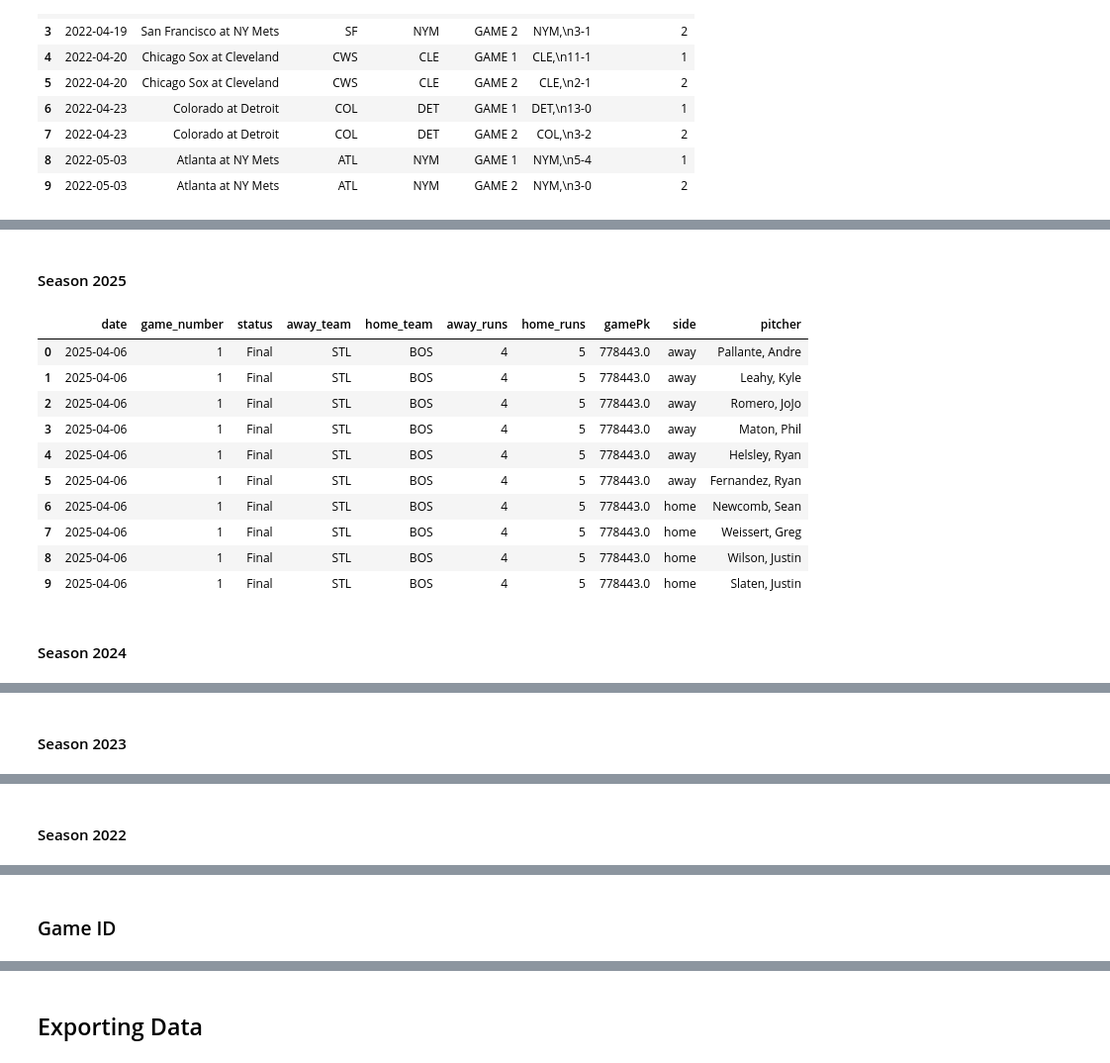
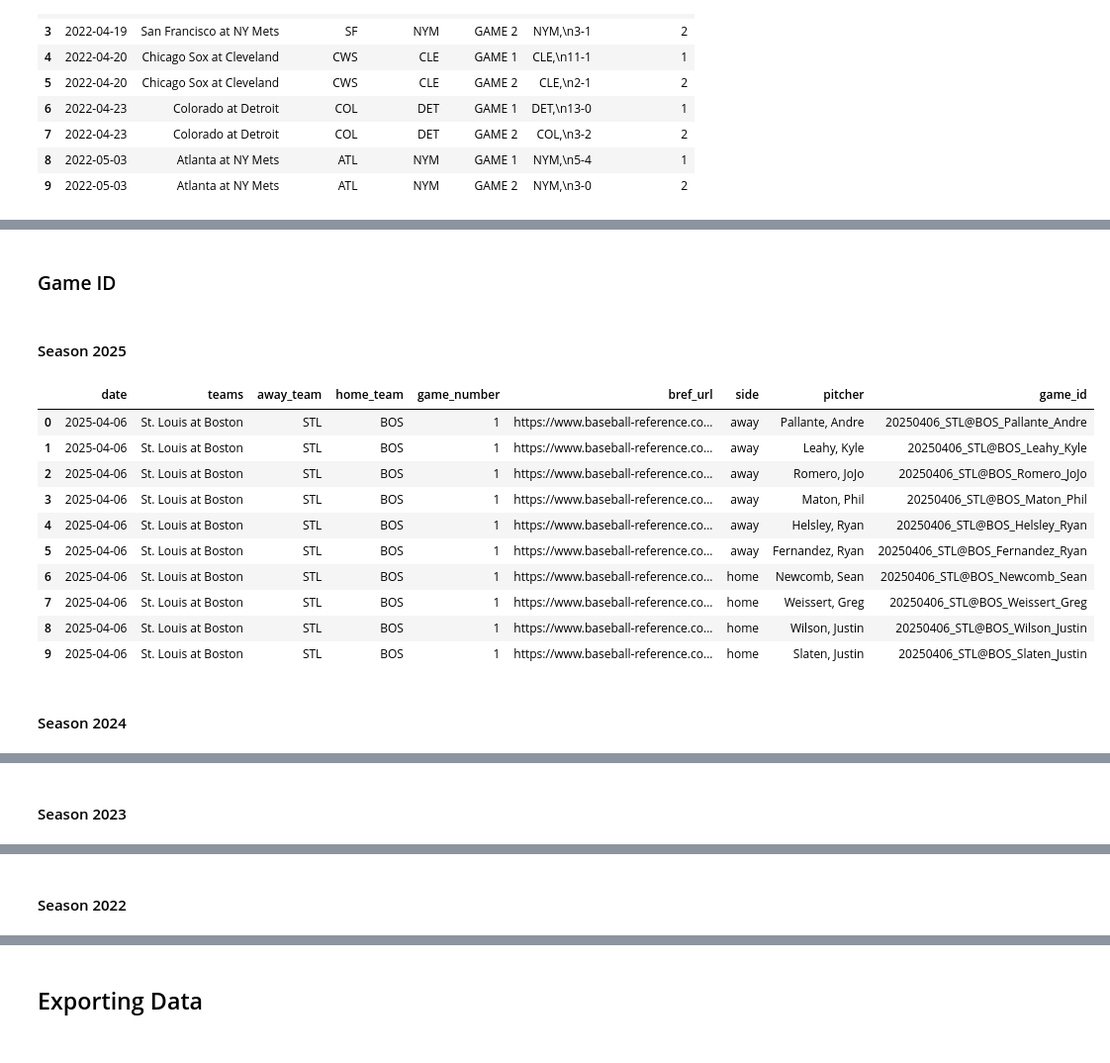
Before and after one commit to Sam-Gartenstein/home-run-prediction, a Jupyter notebook: Double Headers.ipynb, the cells around one changed output, grey strips where cells are left out. Shown at 99% size. Drawn from its saved outputs; the diff is of its cells as text; code cells hidden in the pictures.

Commit message:
Completely overhauled the Double Headers notebook. Instead of using MLB Stats API, I cross reference ESPN and Baseball Reference data. The associated script is dh_preprocessing

```diff
--- a/Double Headers.ipynb
+++ b/Double Headers.ipynb
@@ -1107,0 +989,3 @@ Season 2022
+# %%
+pitchers_22 = pitchers_22.drop('error', axis=1)
+pitchers_22.head(10)
@@ -1107,0 +1089,10 @@ Season 2022
+# %%
+pitchers_25_long = explode_pitchers_long(pitchers_25)
+pitchers_24_long = explode_pitchers_long(pitchers_24)
+pitchers_23_long = explode_pitchers_long(pitchers_23)
+pitchers_22_long = explode_pitchers_long(pitchers_22)
+
+display(HTML("<h4>Season 2025</h4>")); display(pitchers_25_long.head(10))
+display(HTML("<h4>Season 2024</h4>")); display(pitchers_24_long.head(10))
+display(HTML("<h4>Season 2023</h4>")); display(pitchers_23_long.head(10))
+display(HTML("<h4>Season 2022</h4>")); display(pitchers_22_long.head(10))
@@ -1107,0 +1163,10 @@ Season 2022
+# %%
+pitchers_25_long["pitcher"] = pitchers_25_long["pitcher"].map(first_last_to_last_first)
+pitchers_24_long["pitcher"] = pitchers_24_long["pitcher"].map(first_last_to_last_first)
+pitchers_23_long["pitcher"] = pitchers_23_long["pitcher"].map(first_last_to_last_first)
+pitchers_22_long["pitcher"] = pitchers_22_long["pitcher"].map(first_last_to_last_first)
+
+display(HTML("<h4>Season 2025</h4>")); display(pitchers_25_long.head(10))
+display(HTML("<h4>Season 2024</h4>")); display(pitchers_24_long.head(10))
+display(HTML("<h4>Season 2023</h4>")); display(pitchers_23_long.head(10))
+display(HTML("<h4>Season 2022</h4>")); display(pitchers_22_long.head(10))
@@ -1108 +1222,3 @@ Season 2022
+# %% [markdown]
+### Game ID
 # %%
@@ -1121,24 +1254,24 @@ def first_last_to_last_first(name):
 # %%
-dh_25_full["pitcher"] = dh_25_full["pitcher"].map(first_last_to_last_first)
-dh_24_full["pitcher"] = dh_24_full["pitcher"].map(first_last_to_last_first)
-dh_23_full["pitcher"] = dh_23_full["pitcher"].map(first_last_to_last_first)
-dh_22_full["pitcher"] = dh_22_full["pitcher"].map(first_last_to_last_first)
+pitchers_25_long = add_game_id(pitchers_25_long)
+pitchers_24_long = add_game_id(pitchers_24_long)
+pitchers_23_long = add_game_id(pitchers_23_long)
+pitchers_22_long = add_game_id(pitchers_22_long)
 
-display(HTML("<h4>Season 2025</h4>")); display(dh_25_full.head(10))
-display(HTML("<h4>Season 2024</h4>")); display(dh_24_full.head(10))
-display(HTML("<h4>Season 2023</h4>")); display(dh_23_full.head(10))
-display(HTML("<h4>Season 2022</h4>")); display(dh_22_full.head(10))
+display(HTML("<h4>Season 2025</h4>")); display(pitchers_25_long.head(10))
+display(HTML("<h4>Season 2024</h4>")); display(pitchers_24_long.head(10))
+display(HTML("<h4>Season 2023</h4>")); display(pitchers_23_long.head(10))
+display(HTML("<h4>Season 2022</h4>")); display(pitchers_22_long.head(10))
 # %% [output]
 Season 2025
-|  | date | game_number | status | away_team | home_team | away_runs | home_runs | gamePk | side | pitcher |
-| 0 | 2025-04-06 | 1 | Final | STL | BOS | 4 | 5 | 778443.0 | away | Pallante, Andre |
-| 1 | 2025-04-06 | 1 | Final | STL | BOS | 4 | 5 | 778443.0 | away | Leahy, Kyle |
-| 2 | 2025-04-06 | 1 | Final | STL | BOS | 4 | 5 | 778443.0 | away | Romero, JoJo |
-| 3 | 2025-04-06 | 1 | Final | STL | BOS | 4 | 5 | 778443.0 | away | Maton, Phil |
-| 4 | 2025-04-06 | 1 | Final | STL | BOS | 4 | 5 | 778443.0 | away | Helsley, Ryan |
-| 5 | 2025-04-06 | 1 | Final | STL | BOS | 4 | 5 | 778443.0 | away | Fernandez, Ryan |
-| 6 | 2025-04-06 | 1 | Final | STL | BOS | 4 | 5 | 778443.0 | home | Newcomb, Sean |
-| 7 | 2025-04-06 | 1 | Final | STL | BOS | 4 | 5 | 778443.0 | home | Weissert, Greg |
-| 8 | 2025-04-06 | 1 | Final | STL | BOS | 4 | 5 | 778443.0 | home | Wilson, Justin |
-| 9 | 2025-04-06 | 1 | Final | STL | BOS | 4 | 5 | 778443.0 | home | Slaten, Justin |
+|  | date | teams | away_team | home_team | game_number | bref_url | side | pitcher | game_id |
+| 0 | 2025-04-06 | St. Louis at Boston | STL | BOS | 1 | https://www.baseball-reference.co... | away | Pallante, Andre | 20250406_STL@BOS_Pallante_Andre |
+| 1 | 2025-04-06 | St. Louis at Boston | STL | BOS | 1 | https://www.baseball-reference.co... | away | Leahy, Kyle | 20250406_STL@BOS_Leahy_Kyle |
+| 2 | 2025-04-06 | St. Louis at Boston | STL | BOS | 1 | https://www.baseball-reference.co... | away | Romero, JoJo | 20250406_STL@BOS_Romero_JoJo |
+| 3 | 2025-04-06 | St. Louis at Boston | STL | BOS | 1 | https://www.baseball-reference.co... | away | Maton, Phil | 20250406_STL@BOS_Maton_Phil |
+| 4 | 2025-04-06 | St. Louis at Boston | STL | BOS | 1 | https://www.baseball-reference.co... | away | Helsley, Ryan | 20250406_STL@BOS_Helsley_Ryan |
+| 5 | 2025-04-06 | St. Louis at Boston | STL | BOS | 1 | https://www.baseball-reference.co... | away | Fernandez, Ryan | 20250406_STL@BOS_Fernandez_Ryan |
+| 6 | 2025-04-06 | St. Louis at Boston | STL | BOS | 1 | https://www.baseball-reference.co... | home | Newcomb, Sean | 20250406_STL@BOS_Newcomb_Sean |
+| 7 | 2025-04-06 | St. Louis at Boston | STL | BOS | 1 | https://www.baseball-reference.co... | home | Weissert, Greg | 20250406_STL@BOS_Weissert_Greg |
+| 8 | 2025-04-06 | St. Louis at Boston | STL | BOS | 1 | https://www.baseball-reference.co... | home | Wilson, Justin | 20250406_STL@BOS_Wilson_Justin |
+| 9 | 2025-04-06 | St. Louis at Boston | STL | BOS | 1 | https://www.baseball-reference.co... | home | Slaten, Justin | 20250406_STL@BOS_Slaten_Justin |
 Season 2024
@@ -1180,2 +1312,0 @@ Season 2022
-# %% [markdown]
-### Game ID
```
Also changed, not shown: parts of 58 cells of this notebook.
